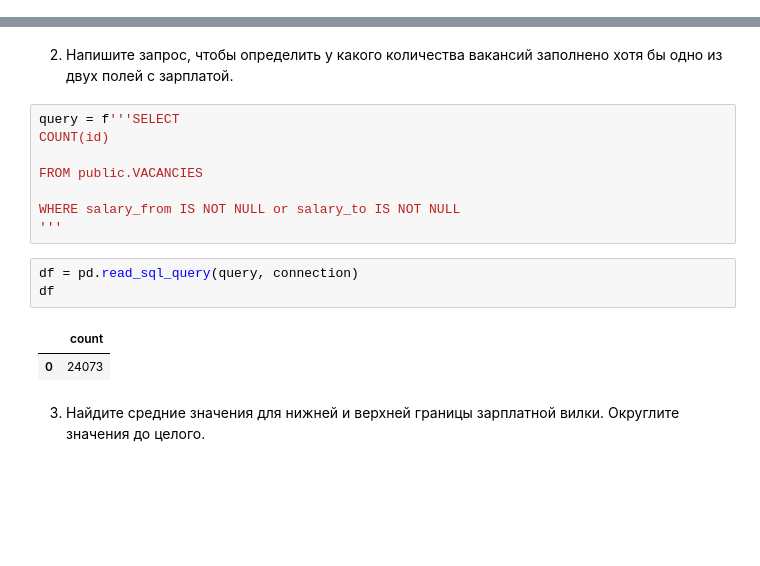
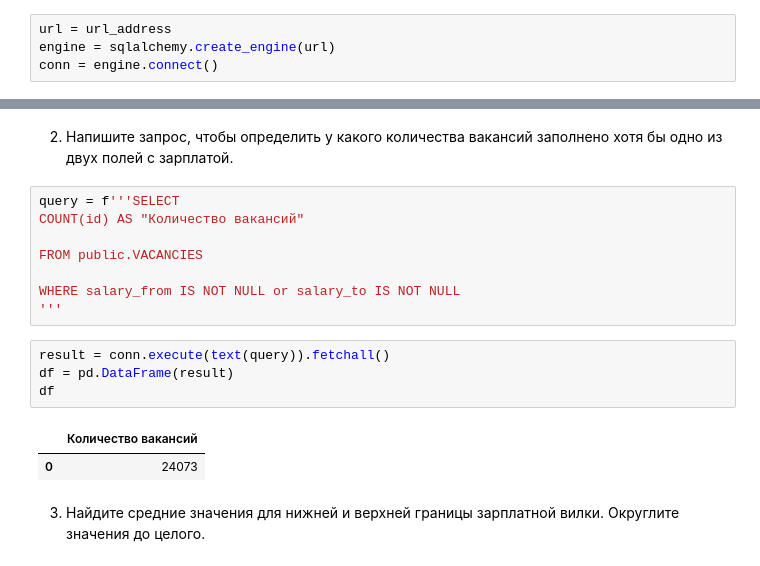
Before and after one commit to Nagliy777/sf_data_science, a Jupyter notebook: Проекты/PROJECT-2. Анализ вакансий из HeadHunter/Project_2.ipynb, the cells around one changed output, grey strips where cells are left out. Drawn from its saved outputs; the diff is of its cells as text; blank space fills up the shorter version.

```diff
--- a/Проекты/PROJECT-2. Анализ вакансий из HeadHunter/Project_2.ipynb
+++ b/Проекты/PROJECT-2. Анализ вакансий из HeadHunter/Project_2.ipynb
@@ -16,3 +9,7 @@ connection = psycopg2.connect(
+# %%
+url = url_address
+engine = sqlalchemy.create_engine(url)
+conn = engine.connect()
 # %% [markdown]
 # Юнит 3. Предварительный анализ данных
 # %% [markdown]
@@ -114,17 +116,18 @@ df
 2. Напишите запрос, чтобы определить у какого количества вакансий заполнено хотя бы одно из двух полей с зарплатой.
 # %%
 query = f'''SELECT
-COUNT(id)
+COUNT(id) AS "Количество вакансий"
 
 FROM public.VACANCIES
 
 WHERE salary_from IS NOT NULL or salary_to IS NOT NULL
 '''
 # %%
-df = pd.read_sql_query(query, connection)
+result = conn.execute(text(query)).fetchall()
+df = pd.DataFrame(result)
 df
 # %% [output]
-|  | count |
+|  | Количество вакансий |
 | 0 | 24073 |
 # %% [markdown]
 3. Найдите средние значения для нижней и верхней границы зарплатной вилки. Округлите значения до целого.
```
Also changed, not shown: parts of 25 cells of this notebook.
